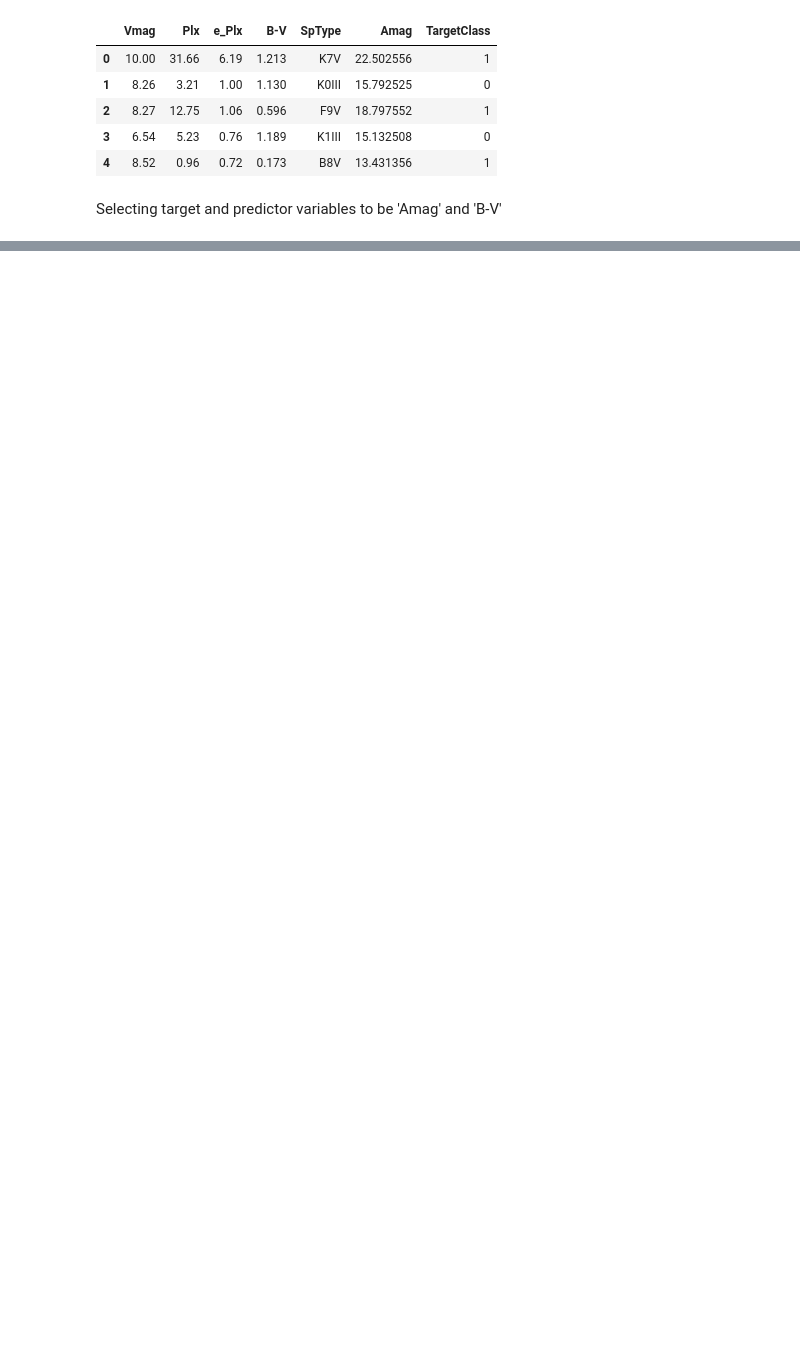
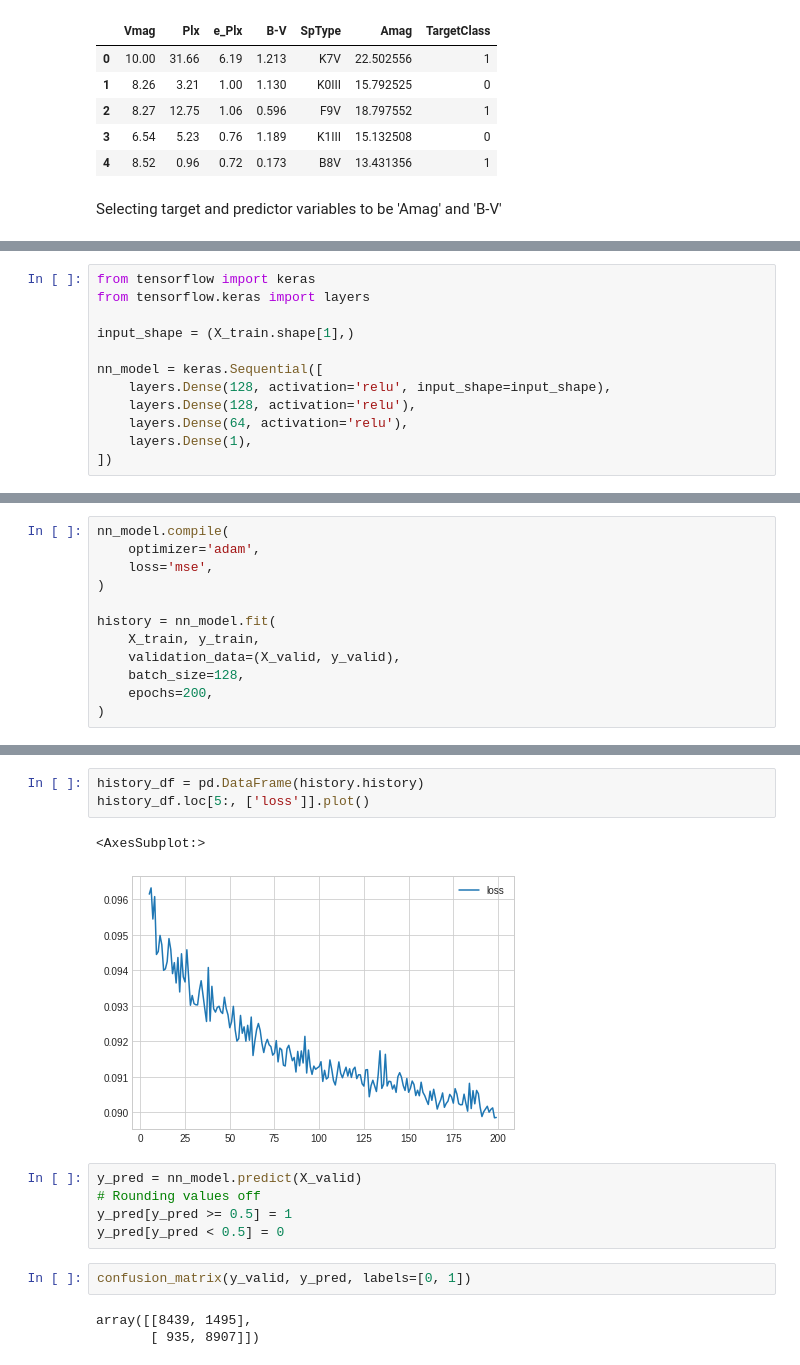
Before and after one commit to BrynGhiffar/statistics-final-project, a Jupyter notebook: explore/ml.ipynb, the cells around one changed output, grey strips where cells are left out. Drawn from its saved outputs; the diff is of its cells as text; blank space fills up the shorter version.

```diff
--- a/explore/ml.ipynb
+++ b/explore/ml.ipynb
@@ -89,0 +133,12 @@ array([[3202,  769],
+# %%
+from tensorflow import keras
+from tensorflow.keras import layers
+
+input_shape = (X_train.shape[1],)
+
+nn_model = keras.Sequential([
+    layers.Dense(128, activation='relu', input_shape=input_shape),
+    layers.Dense(128, activation='relu'),
+    layers.Dense(64, activation='relu'),
+    layers.Dense(1),
+])
@@ -89,0 +161,12 @@ array([[3202,  769],
+# %%
+nn_model.compile(
+    optimizer='adam',
+    loss='mse',
+)
+
+history = nn_model.fit(
+    X_train, y_train,
+    validation_data=(X_valid, y_valid),
+    batch_size=128,
+    epochs=200,
+)
@@ -89,0 +191,16 @@ array([[3202,  769],
+# %%
+history_df = pd.DataFrame(history.history)
+history_df.loc[5:, ['loss']].plot()
+# %% [output]
+<AxesSubplot:>
+[figure, added]
+# %%
+y_pred = nn_model.predict(X_valid)
+# Rounding values off
+y_pred[y_pred >= 0.5] = 1
+y_pred[y_pred < 0.5] = 0
+# %%
+confusion_matrix(y_valid, y_pred, labels=[0, 1])
+# %% [output]
+array([[8439, 1495],
+       [ 935, 8907]])
```
Also changed, not shown: parts of 24 cells of this notebook, 2 other files.
